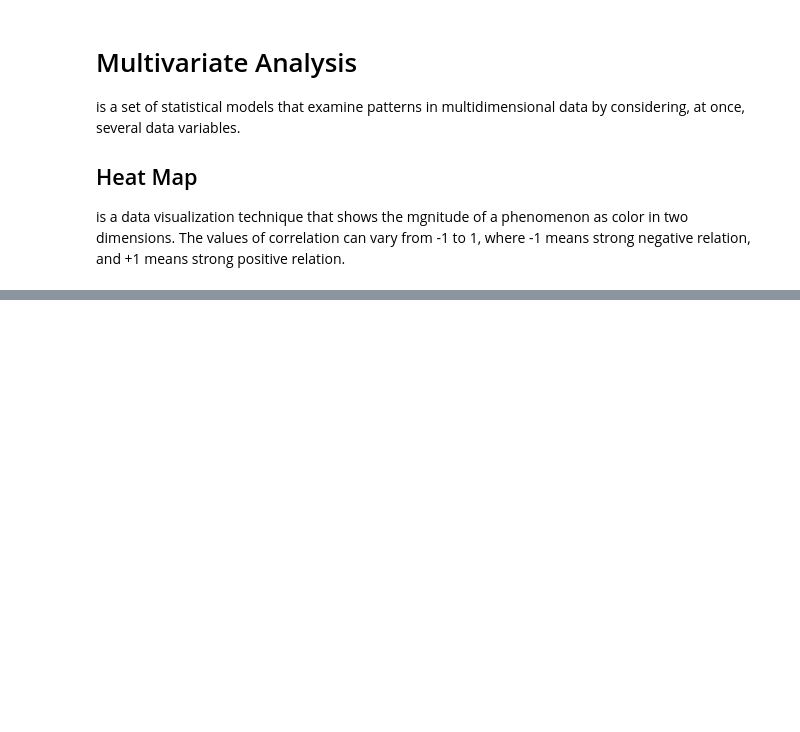
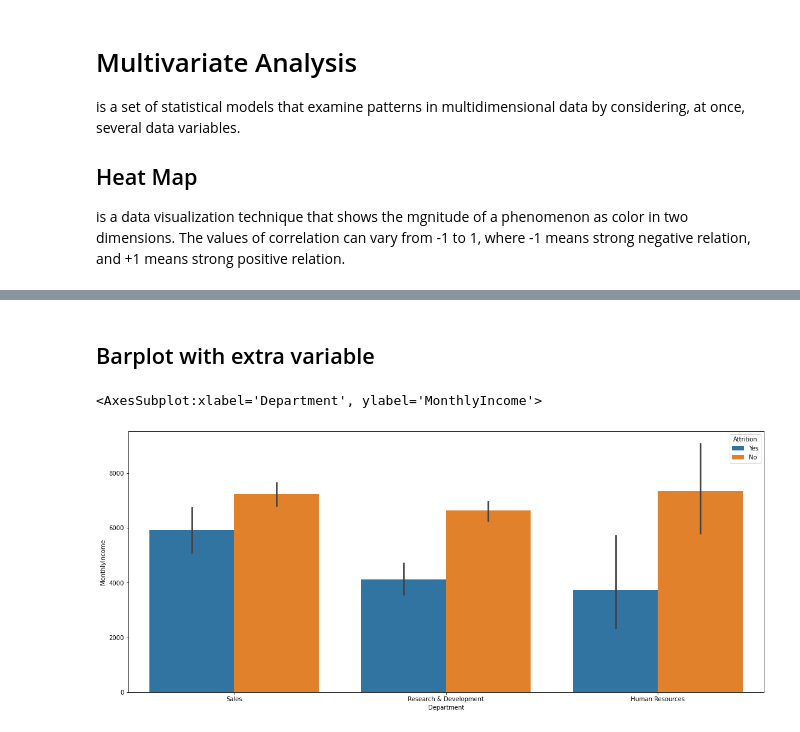
Before and after one commit to walidsharaar/Visualization, a Jupyter notebook: Data Visualization.ipynb, the cells around one changed output, grey strips where cells are left out. Cells and saved outputs as stored; diff of their text form; code cells hidden in the pictures; blank space fills up the shorter version.

Commit message:
Barplot of three variables

```diff
--- a/Data Visualization.ipynb
+++ b/Data Visualization.ipynb
@@ -77,0 +78,7 @@ NameError: name 'plt' is not defined
+# %% [markdown]
+## Barplot with extra variable
+# %%
+sns.barplot(data['Department'], data['MonthlyIncome'], data['Attrition'])
+# %% [output]
+<AxesSubplot:xlabel='Department', ylabel='MonthlyIncome'>
+[figure, added]
```
Also changed, not shown: parts of 1 cell of this notebook.
